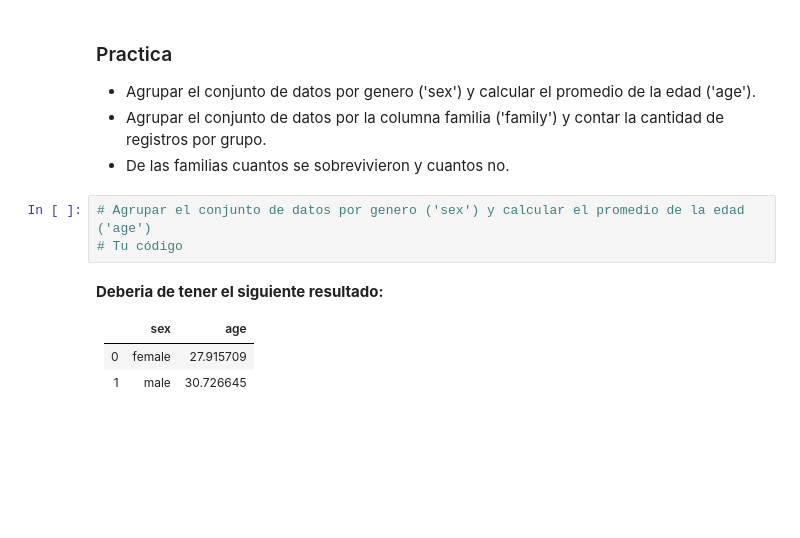
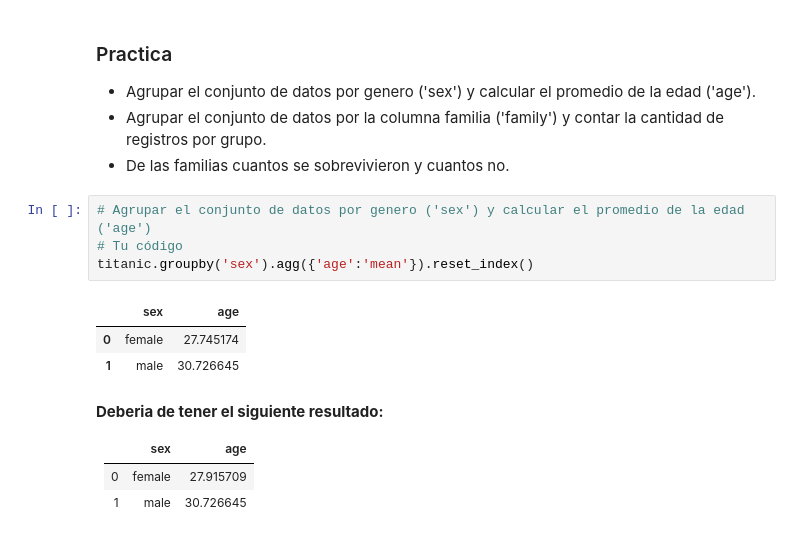
Before and after one commit to cpiedrahita142/MLCourse, a Jupyter notebook: Introduccion/WarmUp.ipynb, the cells around one changed output. Drawn from its saved outputs; the diff is of its cells as text; blank space fills up the shorter version.

```diff
--- a/Introduccion/WarmUp.ipynb
+++ b/Introduccion/WarmUp.ipynb
@@ -580,6 +799,11 @@ Que hemos aprendido:
 # %%
 # Agrupar el conjunto de datos por genero ('sex') y calcular el promedio de la edad ('age')
 # Tu código
+titanic.groupby('sex').agg({'age':'mean'}).reset_index()
+# %% [output]
+|  | sex | age |
+| 0 | female | 27.745174 |
+| 1 | male | 30.726645 |
 # %% [markdown]
  **Deberia de tener el siguiente resultado:**
 
```
Also changed, not shown: parts of 53 cells of this notebook.
